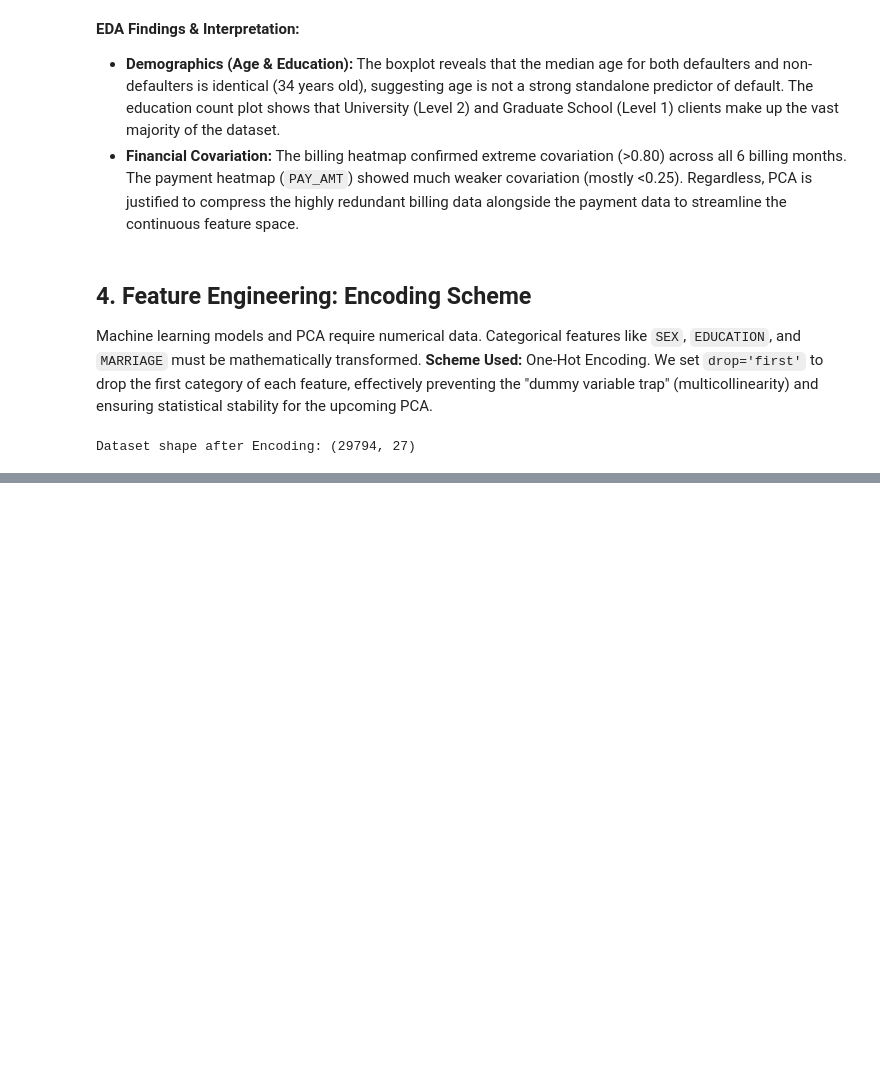
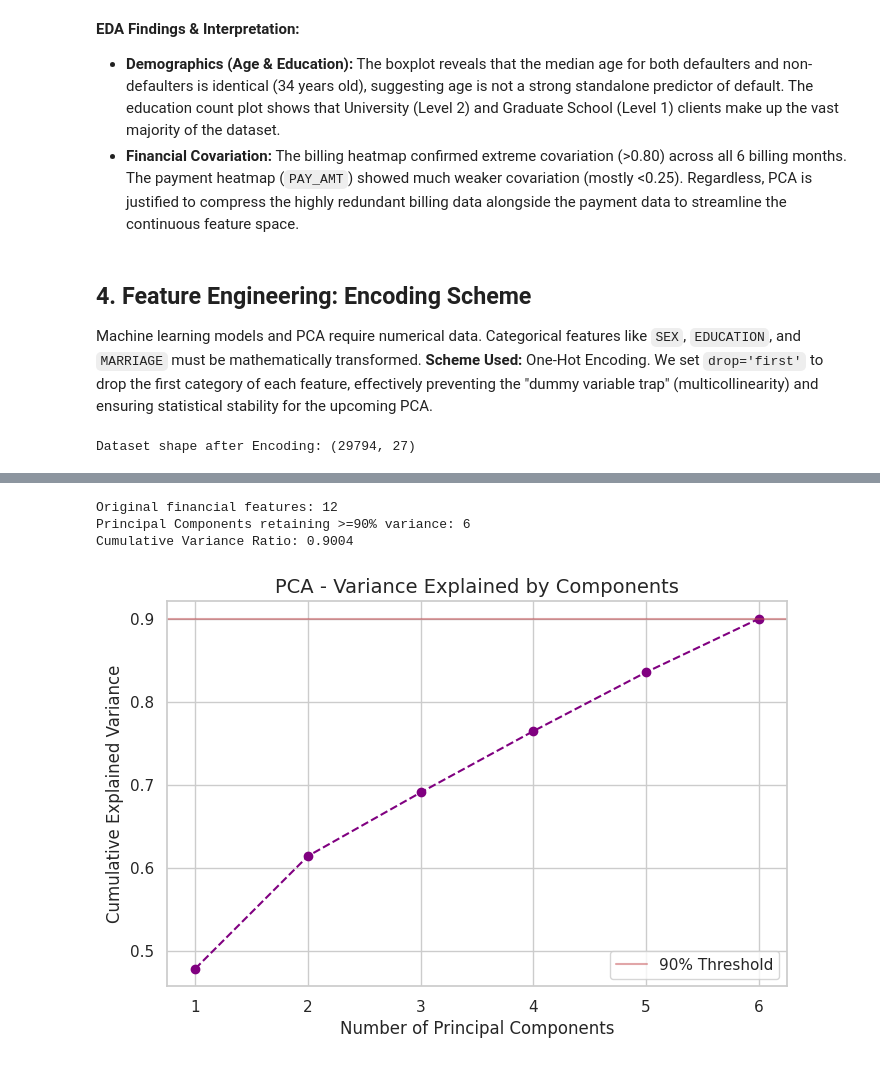
Before and after one commit to Dee-17-C/CA1-Data-Exploration-Preparation-DEP-, a Jupyter notebook: CA1_Data_Exploration_&_Preparation_(DEP)_2026848.ipynb, the cells around one changed output, grey strips where cells are left out. Saved outputs shown, nothing was run; the diff lists cells and outputs as text; code cells hidden in the pictures; blank space fills up the shorter version.

Commit message:
Dimensionality Reduction: Principal Component Analysis (PCA)

```diff
--- a/CA1_Data_Exploration_&_Preparation_(DEP)_2026848.ipynb
+++ b/CA1_Data_Exploration_&_Preparation_(DEP)_2026848.ipynb
@@ -154,0 +162,35 @@ Dataset shape after Encoding: (29794, 27)
+# %%
+# Select the 12 continuous financial features
+pay_cols = ['PAY_AMT1', 'PAY_AMT2', 'PAY_AMT3', 'PAY_AMT4', 'PAY_AMT5', 'PAY_AMT6']
+pca_features = bill_cols + pay_cols
+
+X_pca = df_encoded[pca_features]
+
+# Standardization is mandatory before PCA
+scaler = StandardScaler()
+X_scaled = scaler.fit_transform(X_pca)
+
+# Apply PCA, retaining components that explain at least 90% of the variance
+pca = PCA(n_components=0.90, random_state=42)
+X_pca_reduced = pca.fit_transform(X_scaled)
+
+print(f"Original financial features: {len(pca_features)}")
+print(f"Principal Components retaining >=90% variance: {pca.n_components_}")
+print(f"Cumulative Variance Ratio: {np.sum(pca.explained_variance_ratio_):.4f}")
+
+# Visualize PCA explained variance
+plt.figure(figsize=(8, 5))
+plt.plot(range(1, pca.n_components_ + 1), np.cumsum(pca.explained_variance_ratio_),
+         marker='o', linestyle='--', color='purple')
+plt.axhline(y=0.90, color='r', linestyle='-', alpha=0.5, label='90% Threshold')
+plt.xlabel('Number of Principal Components')
+plt.ylabel('Cumulative Explained Variance')
+plt.title('PCA - Variance Explained by Components', fontsize=14)
+plt.legend()
+plt.grid(True)
+plt.show()
+# %% [output]
+Original financial features: 12
+Principal Components retaining >=90% variance: 6
+Cumulative Variance Ratio: 0.9004
+[figure, added]
```
Also changed, not shown: parts of 1 cell of this notebook.
